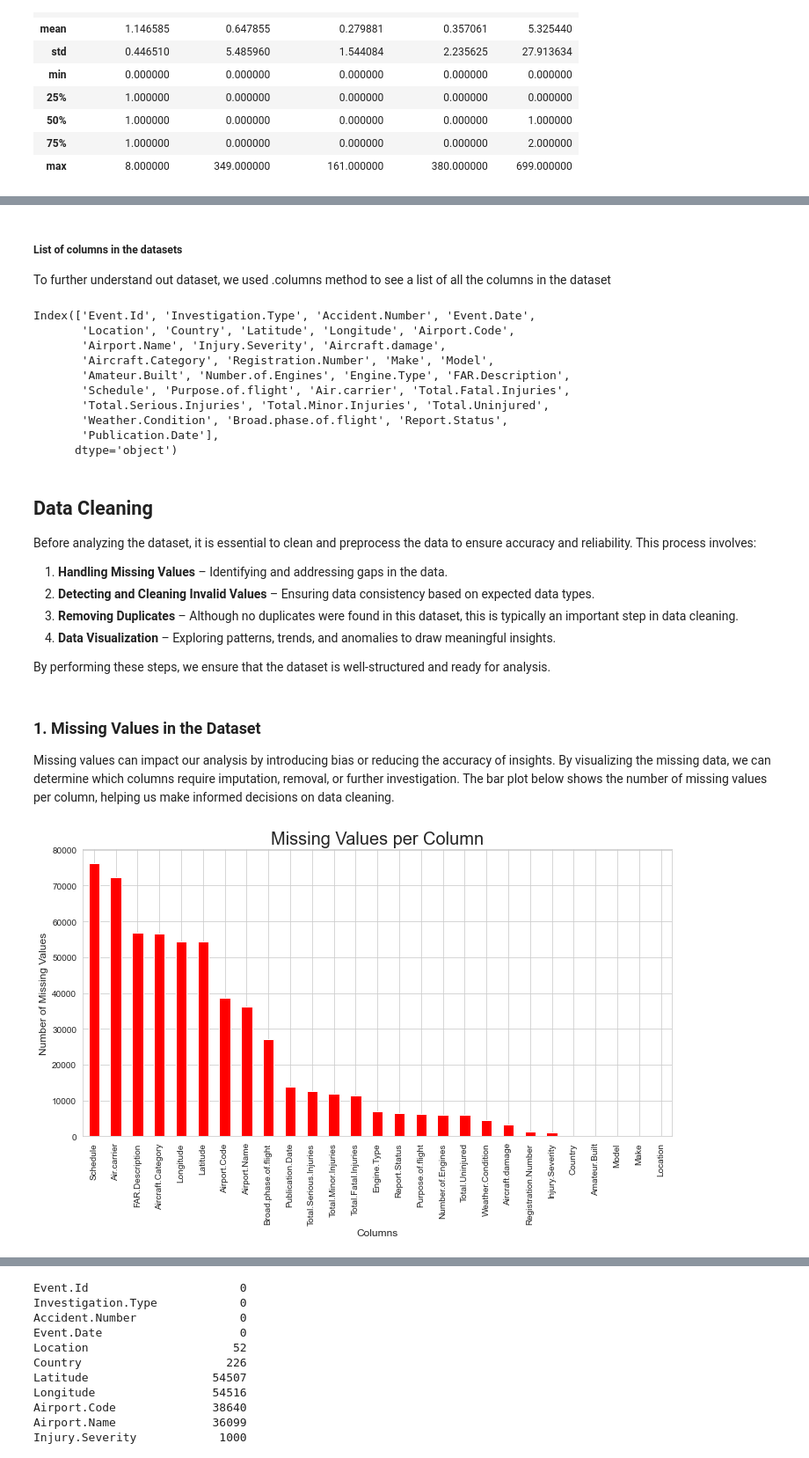
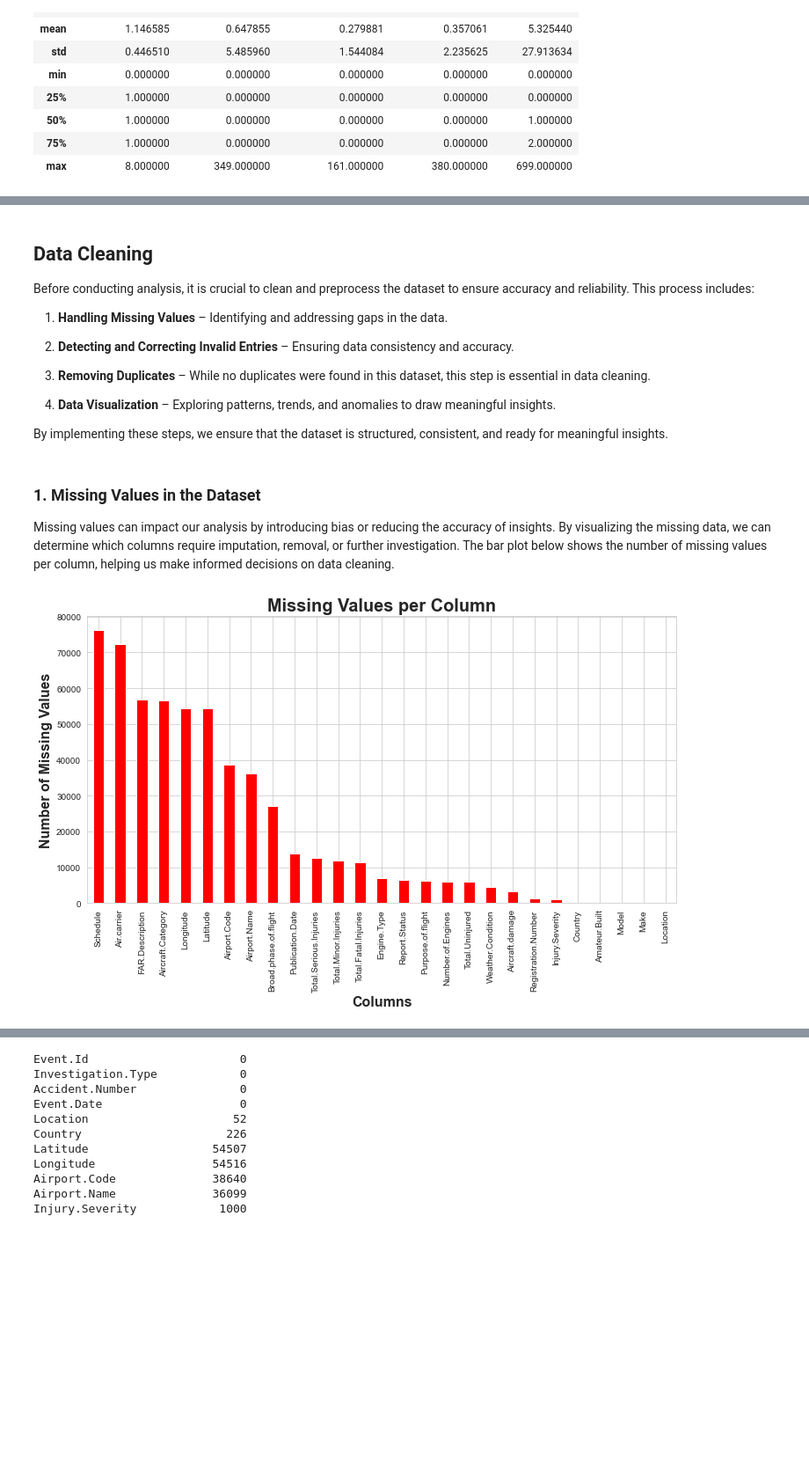
Before and after one commit to Uxer-Janine/End-Of-Phase-1-Project, a Jupyter notebook: Aviation Safety Analysis.ipynb, the cells around one changed output, grey strips where cells are left out. Shown at 88% size. Saved outputs shown, nothing was run; the diff lists cells and outputs as text; code cells hidden in the pictures; blank space fills up the shorter version.

```diff
--- a/Aviation Safety Analysis.ipynb
+++ b/Aviation Safety Analysis.ipynb
@@ -235,49 +314,35 @@ Out of all the columns in df1, only 'Number.of.Engines', 'Total.Fatal.Injuries',
-# %% [markdown]
-##### **List of columns in the datasets**
-To further understand out dataset, we used .columns method to see a list of all the columns in the dataset
-# %%
-#list of all columns in df1
-df1.columns
-# %% [output]
-Index(['Event.Id', 'Investigation.Type', 'Accident.Number', 'Event.Date',
-       'Location', 'Country', 'Latitude', 'Longitude', 'Airport.Code',
-       'Airport.Name', 'Injury.Severity', 'Aircraft.damage',
-       'Aircraft.Category', 'Registration.Number', 'Make', 'Model',
-       'Amateur.Built', 'Number.of.Engines', 'Engine.Type', 'FAR.Description',
-       'Schedule', 'Purpose.of.flight', 'Air.carrier', 'Total.Fatal.Injuries',
-       'Total.Serious.Injuries', 'Total.Minor.Injuries', 'Total.Uninjured',
-       'Weather.Condition', 'Broad.phase.of.flight', 'Report.Status',
-       'Publication.Date'],
-      dtype='object')
 # %% [markdown]
+
 ## **Data Cleaning**
-
-Before analyzing the dataset, it is essential to clean and preprocess the data to ensure accuracy and reliability. This process involves:
+Before conducting analysis, it is crucial to clean and preprocess the dataset to ensure accuracy and reliability. This process includes:
 
 1. **Handling Missing Values** – Identifying and addressing gaps in the data.
-2. **Detecting and Cleaning Invalid Values** – Ensuring data consistency based on expected data types.
-3. **Removing Duplicates** – Although no duplicates were found in this dataset, this is typically an important step in data cleaning.
+
+2. **Detecting and Correcting Invalid Entries** – Ensuring data consistency and accuracy.
+
+3. **Removing Duplicates** – While no duplicates were found in this dataset, this step is essential in data cleaning.
+
 4. **Data Visualization** – Exploring patterns, trends, and anomalies to draw meaningful insights.
 
-By performing these steps, we ensure that the dataset is well-structured and ready for analysis.
+By implementing these steps, we ensure that the dataset is structured, consistent, and ready for meaningful insights.
 # %% [markdown]
 ### **1. Missing Values in the Dataset**
 Missing values can impact our analysis by introducing bias or reducing the accuracy of insights. By visualizing the missing data, we can determine which columns require imputation, removal, or further investigation. The bar plot below shows the number of missing values per column, helping us make informed decisions on data cleaning.
 # %%
 # A bar plot to show the distribution of missing data.
 
 missing_counts = df1.isna().sum()
 missing_counts = missing_counts[missing_counts > 0].sort_values(ascending=False)
 
 plt.figure(figsize=(12,6))
 missing_counts.plot(kind='bar', color='red')
-plt.xlabel("Columns", fontsize=12)
-plt.ylabel("Number of Missing Values", fontsize=12)
-plt.title("Missing Values per Column", fontsize=20)
+plt.xlabel('Columns', fontsize=16, weight='semibold')
+plt.ylabel('Number of Missing Values', fontsize=16, weight='semibold')
+plt.title('Missing Values per Column', fontsize=20, weight='bold')
 plt.xticks(rotation=90)
 plt.show()
 # %% [output]
-[figure, old version]
+[figure, new version]
 # %% [markdown]
 ### **Handling missing values**
 
```
Also changed, not shown: parts of 101 cells of this notebook.
